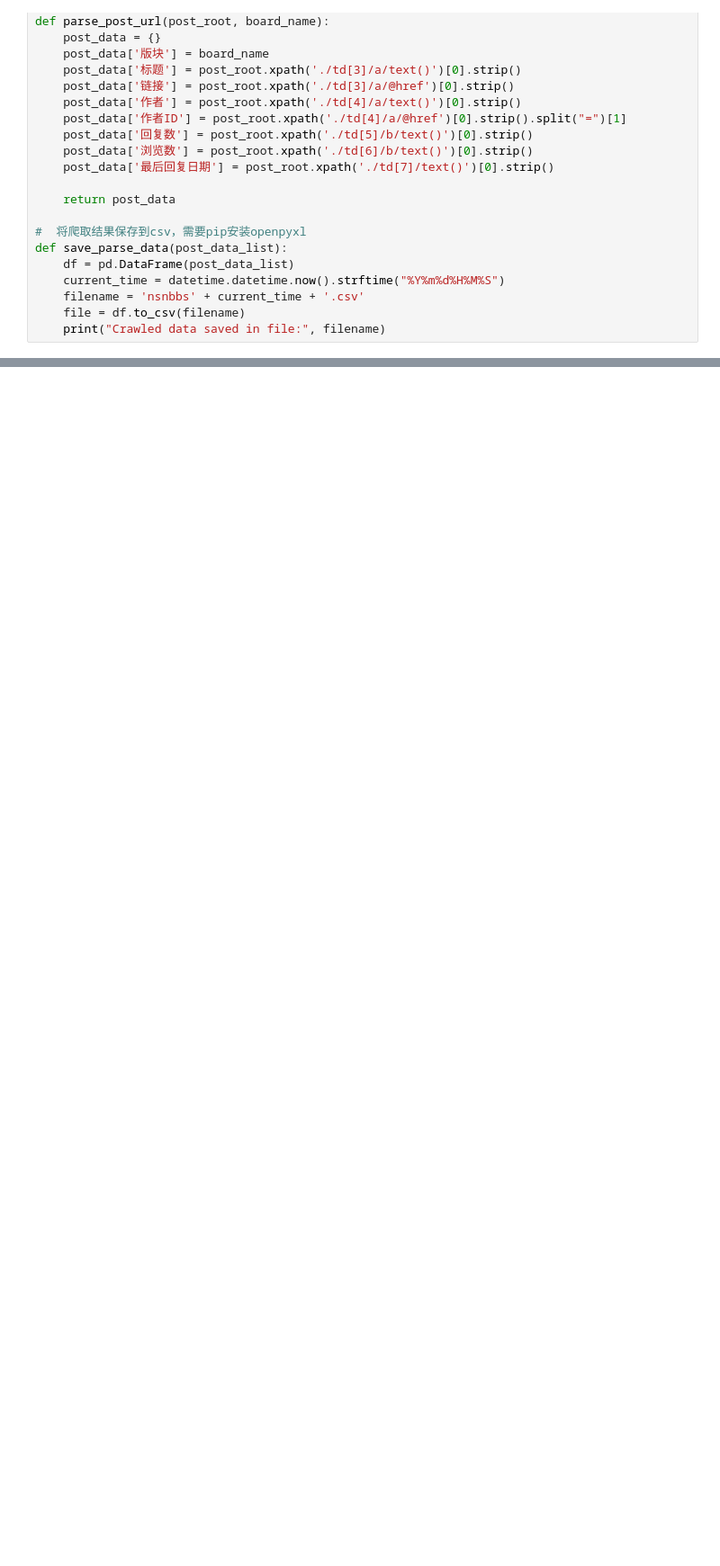
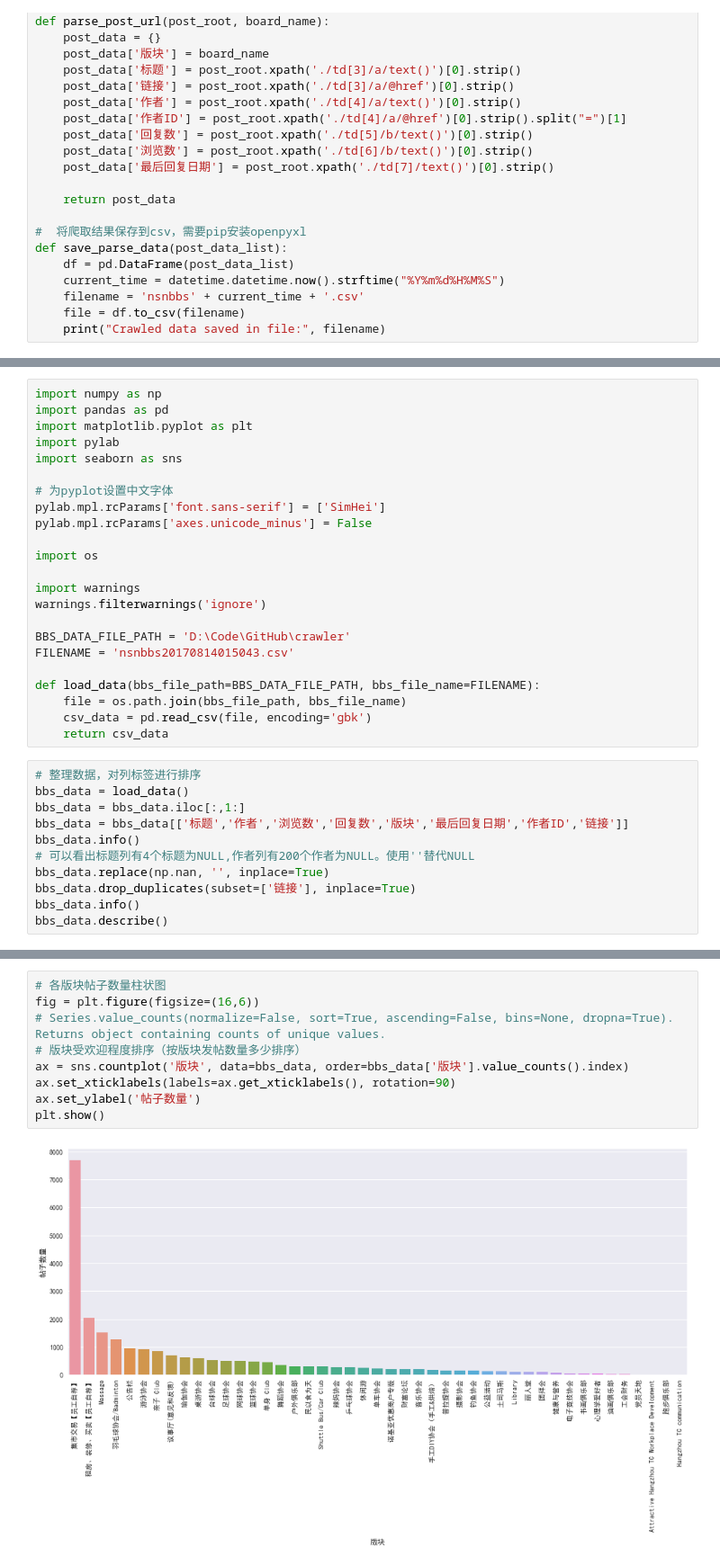
Before and after one commit to w26738/crawler, a Jupyter notebook: nsbbbs_crawler.ipynb, the cells around one changed output, grey strips where cells are left out. Shown: that part at 90% size. Saved outputs shown, nothing was run; the diff lists cells and outputs as text; blank space fills up the shorter version.

Commit message:
visualization

```diff
--- a/nsbbbs_crawler.ipynb
+++ b/nsbbbs_crawler.ipynb
@@ -205,3 +205,37 @@ Start to parse page: http://www.nsntradeunion.com.cn/bbs/mvnforum/listthreads?fo
 Crawl finished at: 2017-08-14 01:50:42
 Total 24470 posts are crawled!
 Crawled data saved in file: nsnbbs20170814015043.csv
+# %%
+import numpy as np
+import pandas as pd
+import matplotlib.pyplot as plt
+import pylab
+import seaborn as sns
+
+# 为pyplot设置中文字体
+pylab.mpl.rcParams['font.sans-serif'] = ['SimHei']
+pylab.mpl.rcParams['axes.unicode_minus'] = False
+
+import os
+
+import warnings
+warnings.filterwarnings('ignore')
+
+BBS_DATA_FILE_PATH = 'D:\Code\GitHub\crawler'
+FILENAME = 'nsnbbs20170814015043.csv'
+
+def load_data(bbs_file_path=BBS_DATA_FILE_PATH, bbs_file_name=FILENAME):
+    file = os.path.join(bbs_file_path, bbs_file_name)
+    csv_data = pd.read_csv(file, encoding='gbk')
+    return csv_data
+# %%
+# 整理数据，对列标签进行排序
+bbs_data = load_data()
+bbs_data = bbs_data.iloc[:,1:]
+bbs_data = bbs_data[['标题','作者','浏览数','回复数','版块','最后回复日期','作者ID','链接']]
+bbs_data.info()
+# 可以看出标题列有4个标题为NULL,作者列有200个作者为NULL。使用''替代NULL
+bbs_data.replace(np.nan, '', inplace=True)
+bbs_data.drop_duplicates(subset=['链接'], inplace=True)
+bbs_data.info()
+bbs_data.describe()
@@ -207,0 +269,11 @@ Crawled data saved in file: nsnbbs20170814015043.csv
+# %%
+# 各版块帖子数量柱状图
+fig = plt.figure(figsize=(16,6))
+# Series.value_counts(normalize=False, sort=True, ascending=False, bins=None, dropna=True). Returns object containing counts of unique values.
+# 版块受欢迎程度排序（按版块发帖数量多少排序）
+ax = sns.countplot('版块', data=bbs_data, order=bbs_data['版块'].value_counts().index)
+ax.set_xticklabels(labels=ax.get_xticklabels(), rotation=90)
+ax.set_ylabel('帖子数量')
+plt.show()
+# %% [output]
+[figure, added]
```
Also changed, not shown: parts of 5 cells of this notebook.
